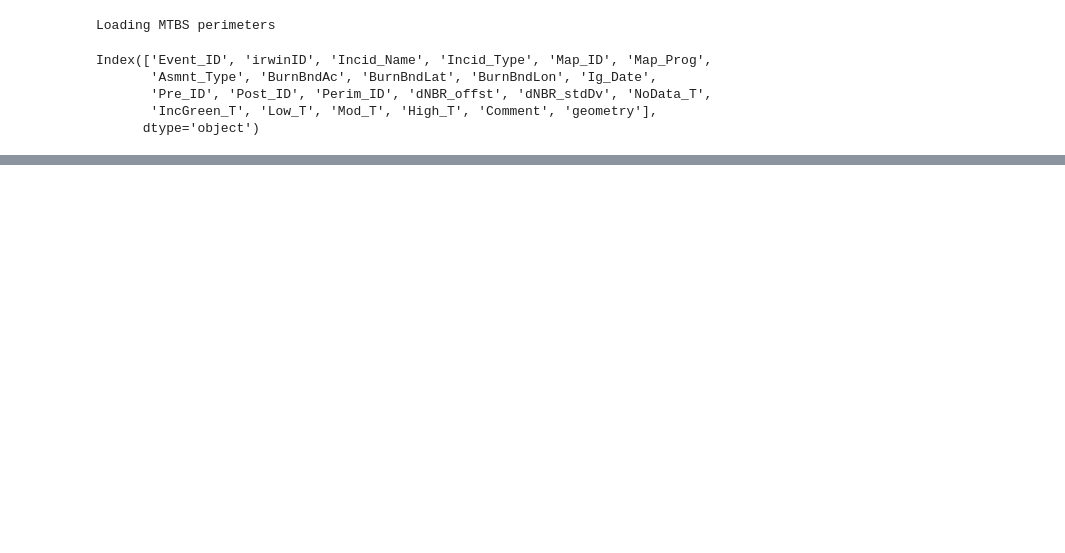
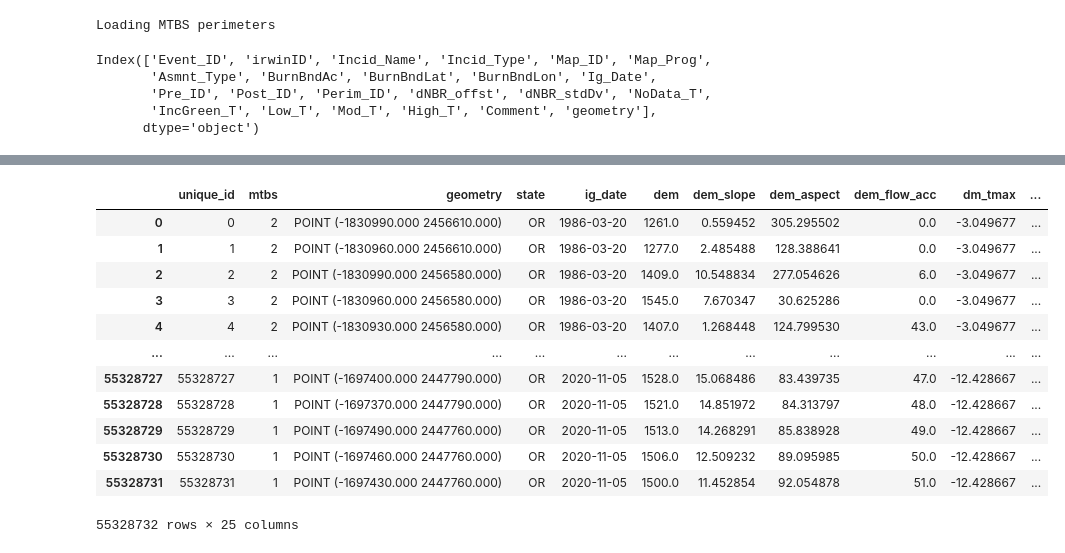
Before and after one commit to cake-dev/FireLab, a Jupyter notebook: Project/data_notebook.ipynb, the cells around one changed output, grey strips where cells are left out. Drawn from its saved outputs; the diff is of its cells as text; code cells hidden in the pictures; blank space fills up the shorter version.

Commit message:
working on adding U_id and fire_id in notebook

```diff
--- a/Project/data_notebook.ipynb
+++ b/Project/data_notebook.ipynb
@@ -193,3 +136,0 @@ dtype: object
-# %%
-mtbs_dataset = round_df(mtbs_dataset)
-mtbs_dataset
@@ -231,0 +169,17 @@ mtbs_perim
+# %%
+mtbs_dataset['Fire_ID'] = 'None'
+mtbs_dataset
+# %% [output]
+|  | unique_id | mtbs | geometry | state | ig_date | dem | dem_slope | dem_aspect | dem_flow_acc | dm_tmax | ... |
+| 0 | 0 | 2 | POINT (-1830990.000 2456610.000) | OR | 1986-03-20 | 1261.0 | 0.559452 | 305.295502 | 0.0 | -3.049677 | ... |
+| 1 | 1 | 2 | POINT (-1830960.000 2456610.000) | OR | 1986-03-20 | 1277.0 | 2.485488 | 128.388641 | 0.0 | -3.049677 | ... |
+| 2 | 2 | 2 | POINT (-1830990.000 2456580.000) | OR | 1986-03-20 | 1409.0 | 10.548834 | 277.054626 | 6.0 | -3.049677 | ... |
+| 3 | 3 | 2 | POINT (-1830960.000 2456580.000) | OR | 1986-03-20 | 1545.0 | 7.670347 | 30.625286 | 0.0 | -3.049677 | ... |
+| 4 | 4 | 2 | POINT (-1830930.000 2456580.000) | OR | 1986-03-20 | 1407.0 | 1.268448 | 124.799530 | 43.0 | -3.049677 | ... |
+| ... | ... | ... | ... | ... | ... | ... | ... | ... | ... | ... | ... |
+| 55328727 | 55328727 | 1 | POINT (-1697400.000 2447790.000) | OR | 2020-11-05 | 1528.0 | 15.068486 | 83.439735 | 47.0 | -12.428667 | ... |
+| 55328728 | 55328728 | 1 | POINT (-1697370.000 2447790.000) | OR | 2020-11-05 | 1521.0 | 14.851972 | 84.313797 | 48.0 | -12.428667 | ... |
+| 55328729 | 55328729 | 1 | POINT (-1697490.000 2447760.000) | OR | 2020-11-05 | 1513.0 | 14.268291 | 85.838928 | 49.0 | -12.428667 | ... |
+| 55328730 | 55328730 | 1 | POINT (-1697460.000 2447760.000) | OR | 2020-11-05 | 1506.0 | 12.509232 | 89.095985 | 50.0 | -12.428667 | ... |
+| 55328731 | 55328731 | 1 | POINT (-1697430.000 2447760.000) | OR | 2020-11-05 | 1500.0 | 11.452854 | 92.054878 | 51.0 | -12.428667 | ... |
+55328732 rows × 25 columns
```
Also changed, not shown: parts of 19 cells of this notebook, 1 other file.
